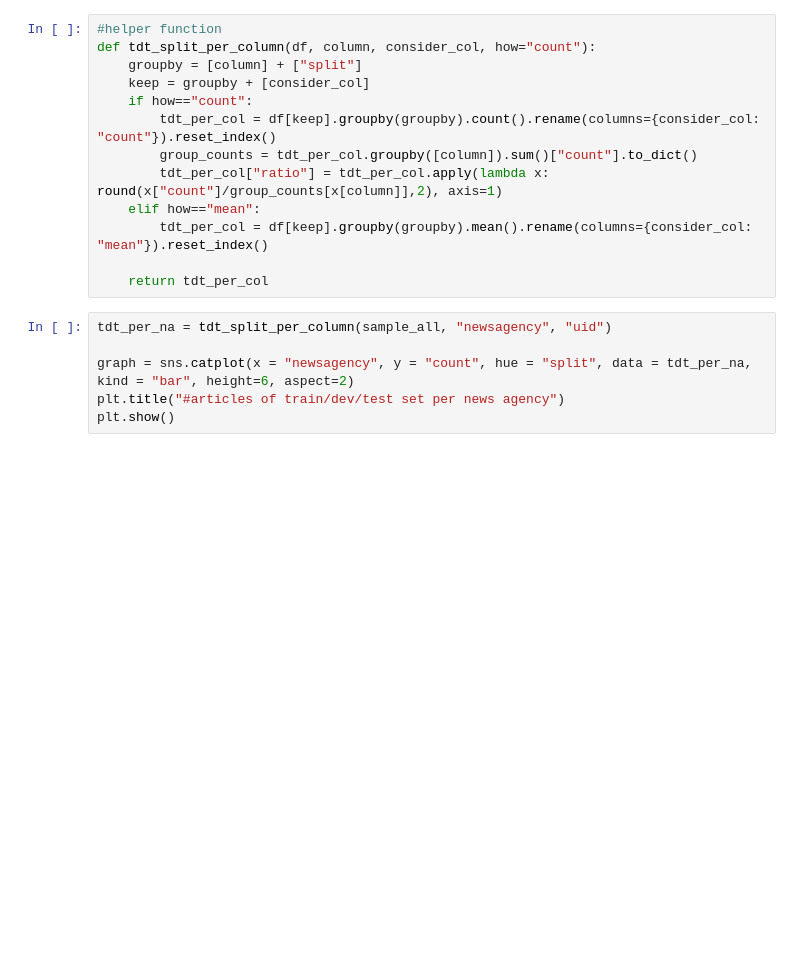
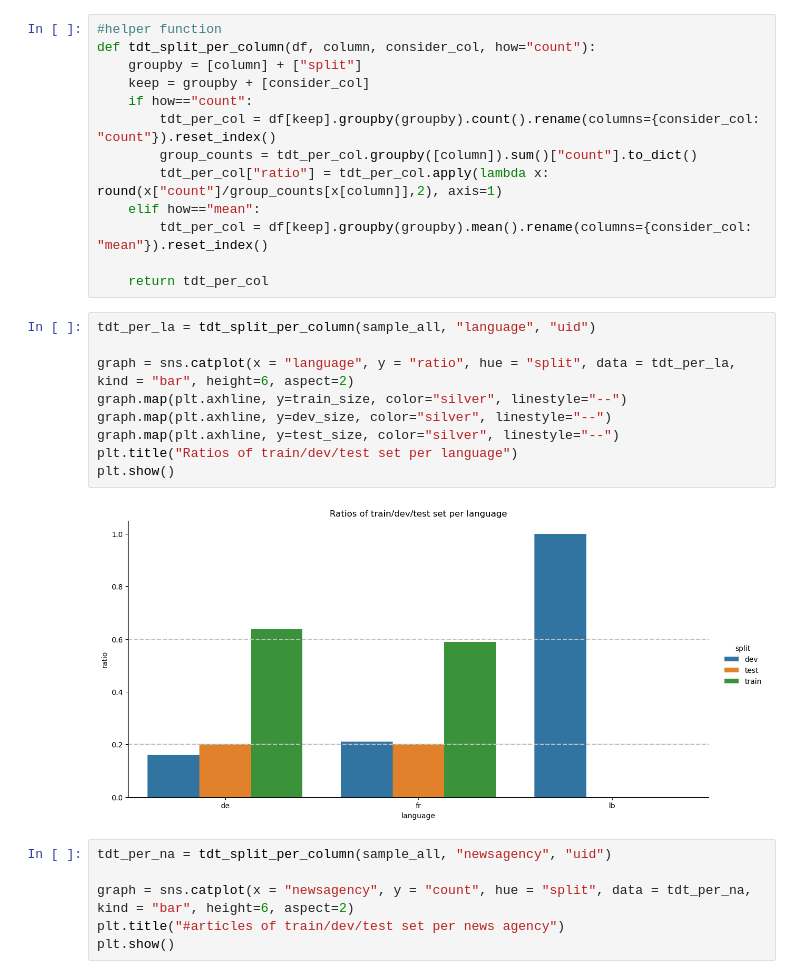
Before and after one commit to impresso/newsagency-classification, a Jupyter notebook: notebooks/sampling.ipynb, the cells around one changed output. Cells and saved outputs as stored; diff of their text form; blank space fills up the shorter version.

```diff
--- a/notebooks/sampling.ipynb
+++ b/notebooks/sampling.ipynb
@@ -819,6 +819,17 @@ def tdt_split_per_column(df, column, consider_col, how="count"):
         tdt_per_col = df[keep].groupby(groupby).mean().rename(columns={consider_col: "mean"}).reset_index()
 
     return tdt_per_col
+# %%
+tdt_per_la = tdt_split_per_column(sample_all, "language", "uid")
+
+graph = sns.catplot(x = "language", y = "ratio", hue = "split", data = tdt_per_la, kind = "bar", height=6, aspect=2)
+graph.map(plt.axhline, y=train_size, color="silver", linestyle="--")
+graph.map(plt.axhline, y=dev_size, color="silver", linestyle="--")
+graph.map(plt.axhline, y=test_size, color="silver", linestyle="--")
+plt.title("Ratios of train/dev/test set per language")
+plt.show()
+# %% [output]
+[figure, added]
 # %%
 tdt_per_na = tdt_split_per_column(sample_all, "newsagency", "uid")
 
```
Also changed, not shown: parts of 23 cells of this notebook, 14 other files.
